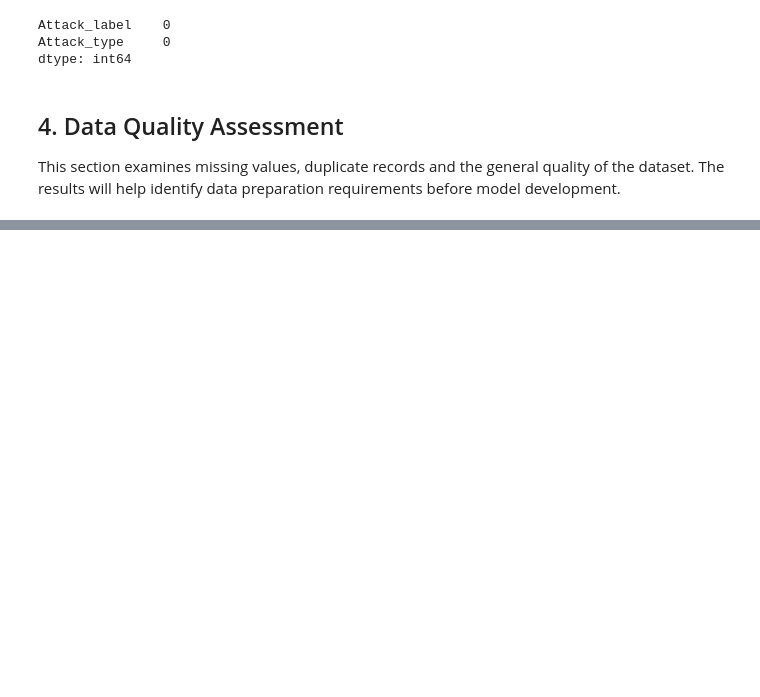
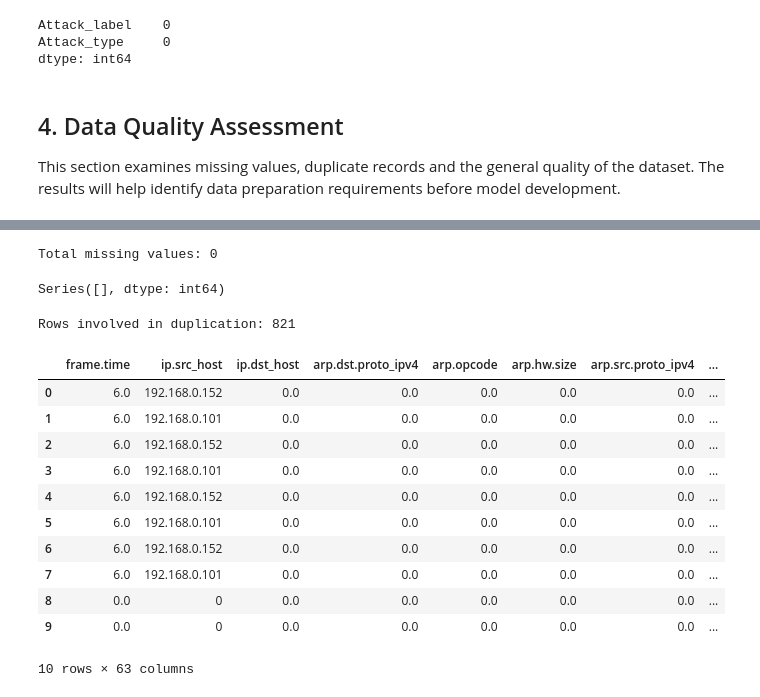
Before and after one commit to Agumekenneth/Data-Science-Final-year-Project--Prototype-1, a Jupyter notebook: IoT.ipynb, the cells around one changed output, grey strips where cells are left out. Saved outputs shown, nothing was run; the diff lists cells and outputs as text; code cells hidden in the pictures; blank space fills up the shorter version.

```diff
--- a/IoT.ipynb
+++ b/IoT.ipynb
@@ -260,3 +260,31 @@ dtype: int64
 ## 4. Data Quality Assessment
 
 This section examines missing values, duplicate records and the general quality of the dataset. The results will help identify data preparation requirements before model development.
+# %%
+# Load the approved dataset
+df = pd.read_csv(DATASET_PATH)
+
+# Dataset dimensions
+print("Dataset shape:", df.shape)
+
+# Missing values
+missing_values = df.isnull().sum()
+
+missing_summary = pd.DataFrame({
+    "Missing Values": missing_values,
+    "Missing Percentage (%)": (missing_values / len(df)) * 100
+})
+
+display(
+    missing_summary[missing_summary["Missing Values"] > 0]
+    .sort_values("Missing Values", ascending=False)
+)
+
+# Duplicate records
+duplicate_count = df.duplicated().sum()
+
+print("Duplicate records:", f"{duplicate_count:,}")
+print(
+    "Duplicate percentage:",
+    f"{(duplicate_count / len(df)) * 100:.2f}%"
+)
@@ -262,0 +296,29 @@ This section examines missing values, duplicate records and the general quality
+# %%
+# Confirm missing values across all columns
+print("Total missing values:", df.isnull().sum().sum())
+
+# Show columns containing missing values
+missing_columns = df.isnull().sum()
+display(missing_columns[missing_columns > 0])
+
+# Inspect duplicate records
+duplicate_rows = df[df.duplicated(keep=False)]
+
+print("Rows involved in duplication:", len(duplicate_rows))
+display(duplicate_rows.head(10))
+# %% [output]
+Total missing values: 0
+Series([], dtype: int64)
+Rows involved in duplication: 821
+|  | frame.time | ip.src_host | ip.dst_host | arp.dst.proto_ipv4 | arp.opcode | arp.hw.size | arp.src.proto_ipv4 | ... |
+| 0 | 6.0 | 192.168.0.152 | 0.0 | 0.0 | 0.0 | 0.0 | 0.0 | ... |
+| 1 | 6.0 | 192.168.0.101 | 0.0 | 0.0 | 0.0 | 0.0 | 0.0 | ... |
+| 2 | 6.0 | 192.168.0.152 | 0.0 | 0.0 | 0.0 | 0.0 | 0.0 | ... |
+| 3 | 6.0 | 192.168.0.101 | 0.0 | 0.0 | 0.0 | 0.0 | 0.0 | ... |
+| 4 | 6.0 | 192.168.0.152 | 0.0 | 0.0 | 0.0 | 0.0 | 0.0 | ... |
+| 5 | 6.0 | 192.168.0.101 | 0.0 | 0.0 | 0.0 | 0.0 | 0.0 | ... |
+| 6 | 6.0 | 192.168.0.152 | 0.0 | 0.0 | 0.0 | 0.0 | 0.0 | ... |
+| 7 | 6.0 | 192.168.0.101 | 0.0 | 0.0 | 0.0 | 0.0 | 0.0 | ... |
+| 8 | 0.0 | 0 | 0.0 | 0.0 | 0.0 | 0.0 | 0.0 | ... |
+| 9 | 0.0 | 0 | 0.0 | 0.0 | 0.0 | 0.0 | 0.0 | ... |
+10 rows × 63 columns
```
Also changed, not shown: parts of 3 cells of this notebook.
